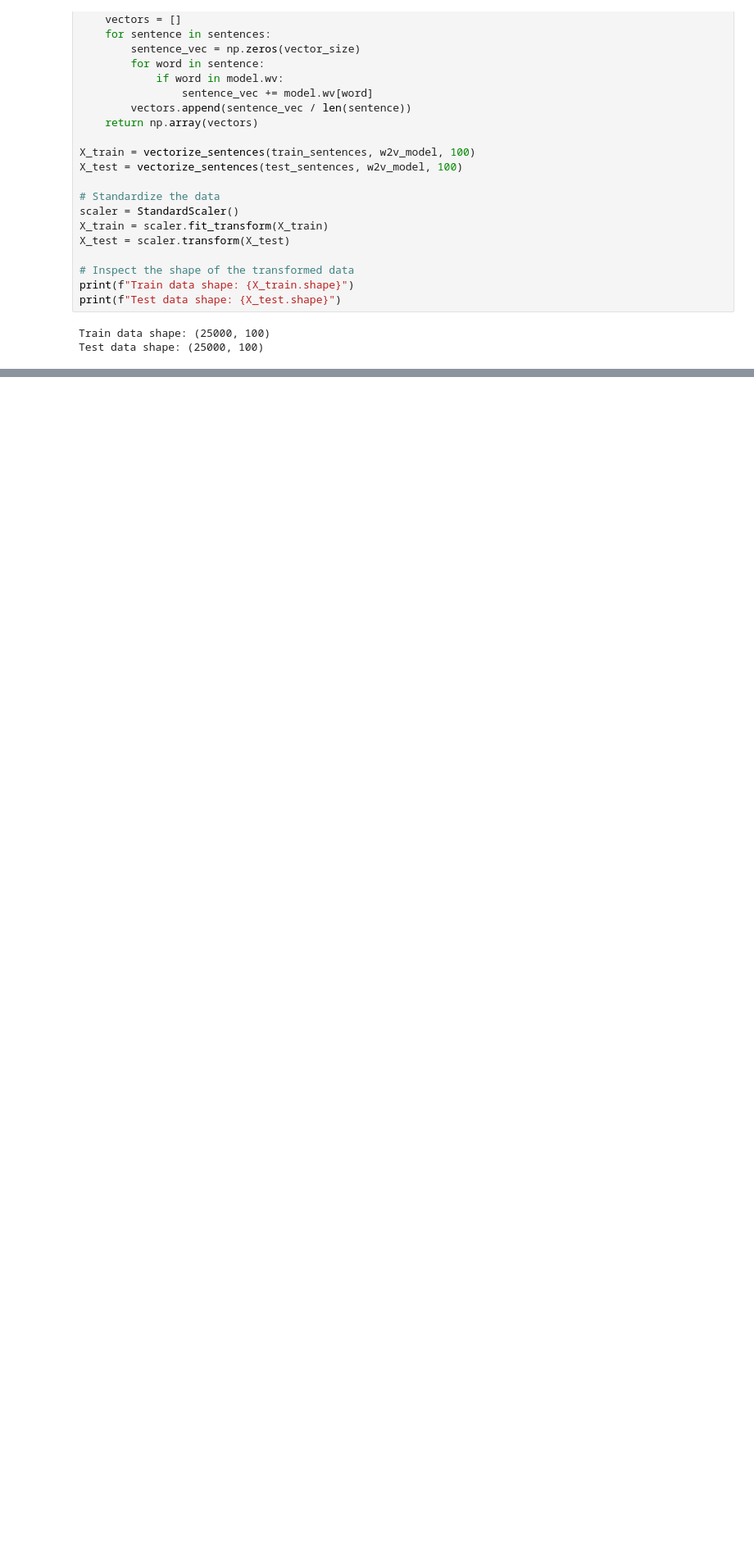
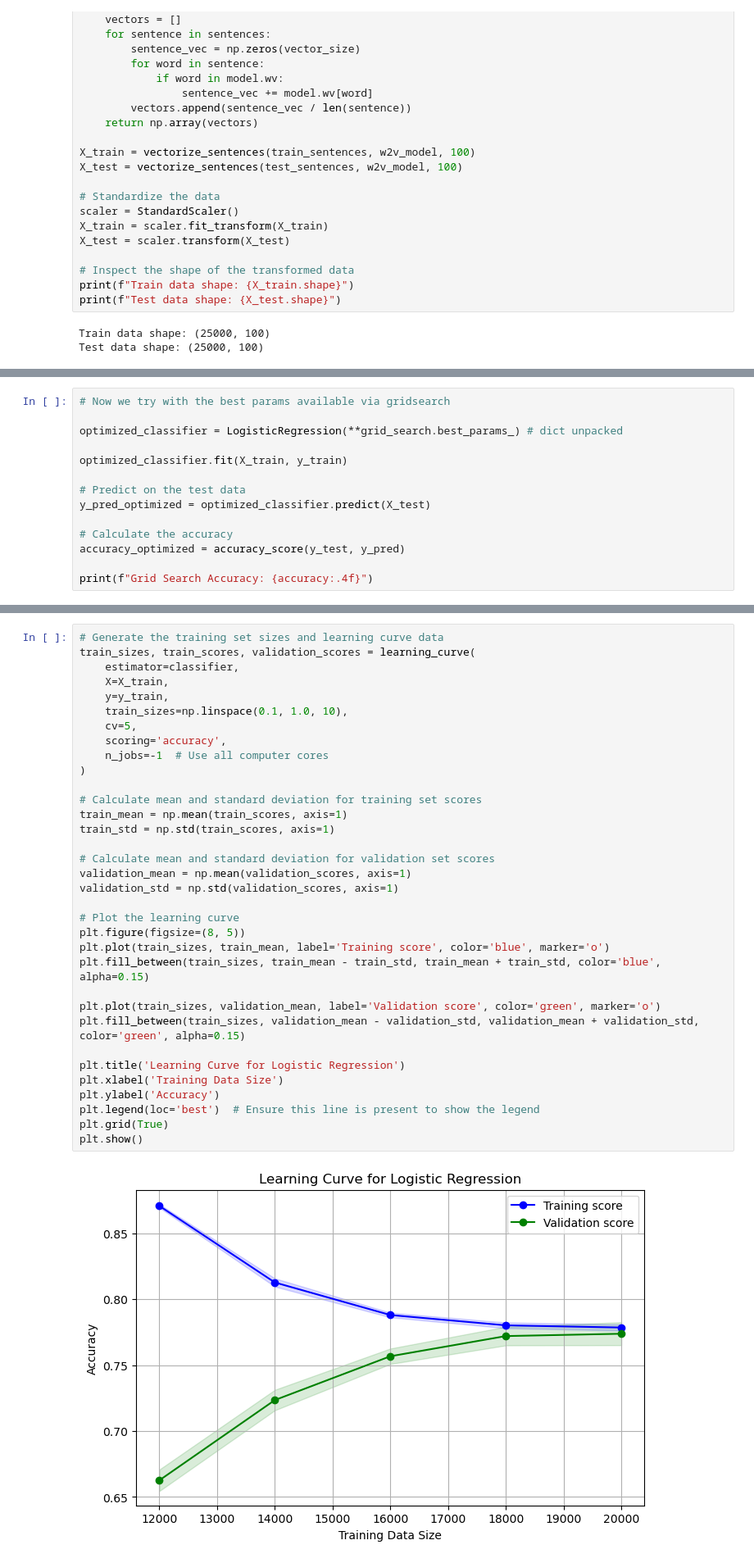
Before and after one commit to Aokijiop/CS178-IMDB-Classification, a Jupyter notebook: logisticRegression.ipynb, the cells around one changed output, grey strips where cells are left out. Shown at 82% size. Saved outputs shown, nothing was run; the diff lists cells and outputs as text; blank space fills up the shorter version.

Commit message:
Logistic Regression the GOAT

```diff
--- a/logisticRegression.ipynb
+++ b/logisticRegression.ipynb
@@ -102,0 +106,14 @@ Accuracy: 0.7716
+# %%
+# Now we try with the best params available via gridsearch
+
+optimized_classifier = LogisticRegression(**grid_search.best_params_) # dict unpacked
+
+optimized_classifier.fit(X_train, y_train)
+
+# Predict on the test data
+y_pred_optimized = optimized_classifier.predict(X_test)
+
+# Calculate the accuracy
+accuracy_optimized = accuracy_score(y_test, y_pred)
+
+print(f"Grid Search Accuracy: {accuracy:.4f}")
@@ -102,0 +134,36 @@ Accuracy: 0.7716
+# %%
+# Generate the training set sizes and learning curve data
+train_sizes, train_scores, validation_scores = learning_curve(
+    estimator=classifier,
+    X=X_train,
+    y=y_train,
+    train_sizes=np.linspace(0.1, 1.0, 10),
+    cv=5,
+    scoring='accuracy',
+    n_jobs=-1  # Use all computer cores
+)
+
+# Calculate mean and standard deviation for training set scores
+train_mean = np.mean(train_scores, axis=1)
+train_std = np.std(train_scores, axis=1)
+
+# Calculate mean and standard deviation for validation set scores
+validation_mean = np.mean(validation_scores, axis=1)
+validation_std = np.std(validation_scores, axis=1)
+
+# Plot the learning curve
+plt.figure(figsize=(8, 5))
+plt.plot(train_sizes, train_mean, label='Training score', color='blue', marker='o')
+plt.fill_between(train_sizes, train_mean - train_std, train_mean + train_std, color='blue', alpha=0.15)
+
+plt.plot(train_sizes, validation_mean, label='Validation score', color='green', marker='o')
+plt.fill_between(train_sizes, validation_mean - validation_std, validation_mean + validation_std, color='green', alpha=0.15)
+
+plt.title('Learning Curve for Logistic Regression')
+plt.xlabel('Training Data Size')
+plt.ylabel('Accuracy')
+plt.legend(loc='best')  # Ensure this line is present to show the legend
+plt.grid(True)
+plt.show()
+# %% [output]
+[figure, added]
```
Also changed, not shown: parts of 5 cells of this notebook.
